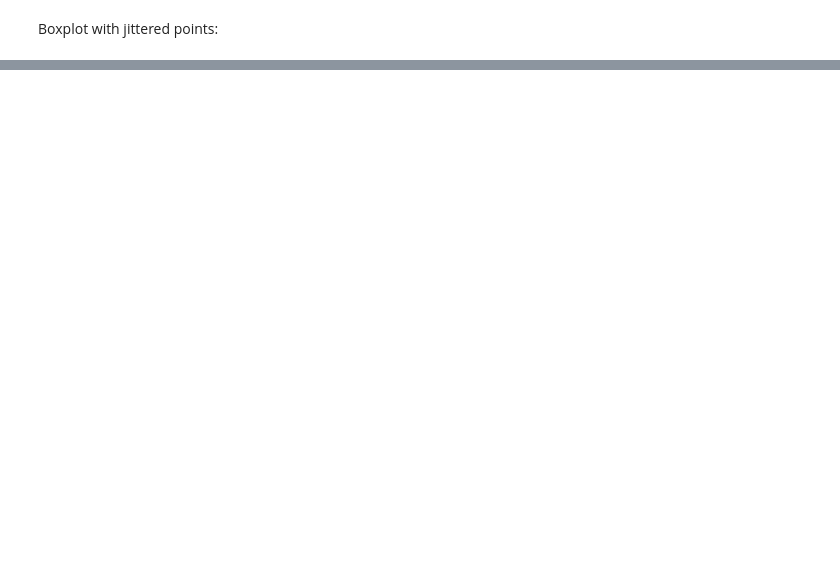
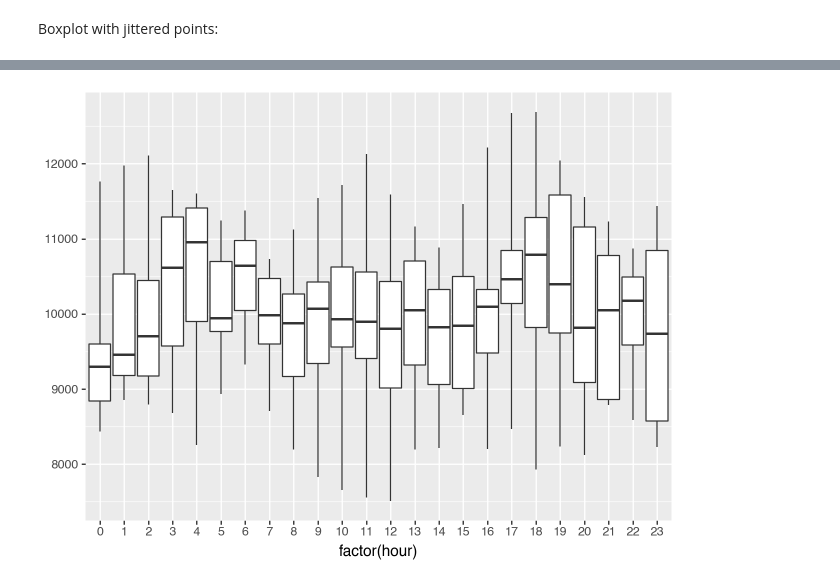
Before and after one commit to has2k1/plotnine-examples, a Jupyter notebook: plotnine_examples/examples/geom_boxplot.ipynb, the cells around one changed output, grey strips where cells are left out. Saved outputs shown, nothing was run; the diff lists cells and outputs as text; code cells hidden in the pictures; blank space fills up the shorter version.

```diff
--- a/plotnine_examples/examples/geom_boxplot.ipynb
+++ b/plotnine_examples/examples/geom_boxplot.ipynb
@@ -73,0 +80,13 @@ Boxplot with jittered points:
+# %%
+# Precompute the metrics
+def q25(x):
+    return x.quantile(0.25)
+
+def q75(x):
+    return x.quantile(0.75)
+
+pageviews["hour"] = pageviews.date_hour.dt.hour
+precomputed_metrics = pageviews.groupby("hour").agg({'pageviews': ["min", q25, "median", q75, "max"]})
+precomputed_metrics.columns = [col_name[1] for col_name in precomputed_metrics.columns]
+precomputed_metrics = precomputed_metrics.reset_index()
+precomputed_metrics.head()
@@ -73,0 +100,10 @@ Boxplot with jittered points:
+# %%
+(
+    ggplot(precomputed_metrics)
+    + geom_boxplot(
+        aes(x="factor(hour)", ymin="min", lower="q25", middle="median", upper="q75", ymax="max"),
+        stat="identity"
+    )
+)
+# %% [output]
+[figure, added]
```
Also changed, not shown: parts of 6 cells of this notebook, 2 other files.
